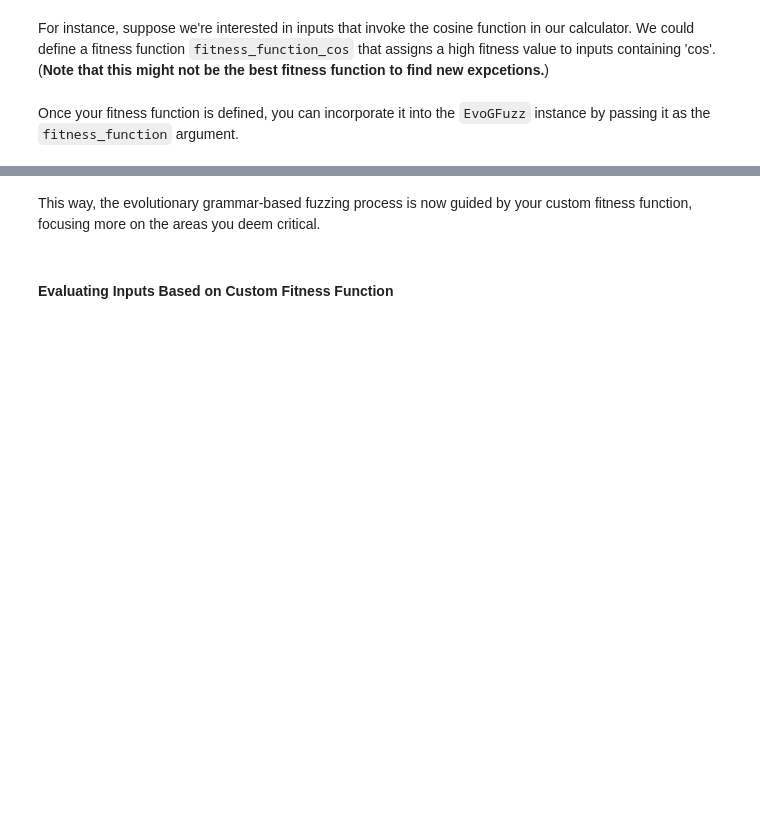
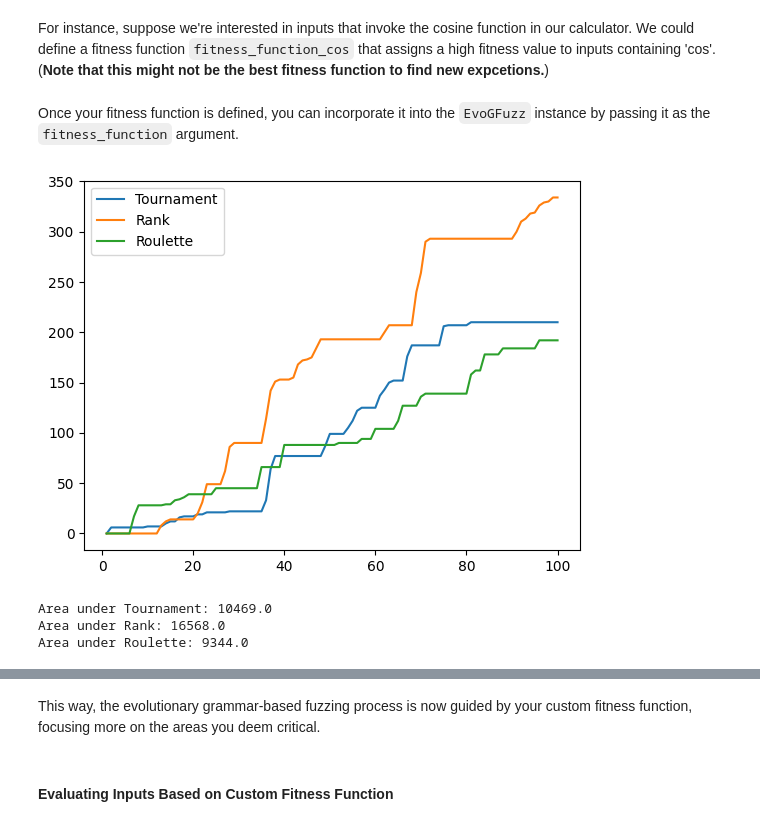
Before and after one commit to JaasperK/evogfuzzplusplus-selection-strategies, a Jupyter notebook: notebooks/evogfuzz_benchmark.ipynb, the cells around one changed output, grey strips where cells are left out. Cells and saved outputs as stored; diff of their text form; code cells hidden in the pictures; blank space fills up the shorter version.

Commit message:
Add Roulette Wheel Selection

```diff
--- a/notebooks/evogfuzz_benchmark.ipynb
+++ b/notebooks/evogfuzz_benchmark.ipynb
@@ -244,33 +244,61 @@ epp = EvoGFuzz(
     iterations=100,
     strategy=Strategy.TOURNAMENT
 )
 
 found_exception_inputs = epp.fuzz()
 test_tournament = epp.get_benchmark()
 
 epp = EvoGFuzz(
     grammar=CALCGRAMMAR,
     oracle=oracle,
     inputs=initial_inputs,
     fitness_function=fitness_function_cos,
     iterations=100,
     strategy=Strategy.RANK
 )
 
 found_exception_inputs = epp.fuzz()
 test_rank = epp.get_benchmark()
+
+epp = EvoGFuzz(
+    grammar=CALCGRAMMAR,
+    oracle=oracle,
+    inputs=initial_inputs,
+    fitness_function=fitness_function_cos,
+    iterations=100,
+    strategy=Strategy.ROULETTE
+)
+
+found_exception_inputs = epp.fuzz()
+test_roulette = epp.get_benchmark()
+
 xt = [a[0] for a in test_tournament]
 yt = [a[1] for a in test_tournament]
 plt.plot(xt, yt, label='Tournament')
+
 xr = [a[0] for a in test_rank]
 yr = [a[1] for a in test_rank]
 plt.plot(xr, yr, label='Rank')
+
+xrw = [a[0] for a in test_roulette]
+yrw = [a[1] for a in test_roulette]
+plt.plot(xrw, yrw, label='Roulette')
+
 plt.legend()
 plt.show()
+
 area_t = trapz(yt, dx=1)
 area_r = trapz(yr, dx=1)
+area_rw = trapz(yrw, dx=1)
+
 print(f"Area under Tournament: {area_t}")
 print(f"Area under Rank: {area_r}")
+print(f"Area under Roulette: {area_rw}")
+# %% [output]
+[figure, added]
+Area under Tournament: 10469.0
+Area under Rank: 16568.0
+Area under Roulette: 9344.0
 # %%
 epp = EvoGFuzz(
     grammar=CALCGRAMMAR,
```
Also changed, not shown: parts of 9 cells of this notebook, 2 other files.
